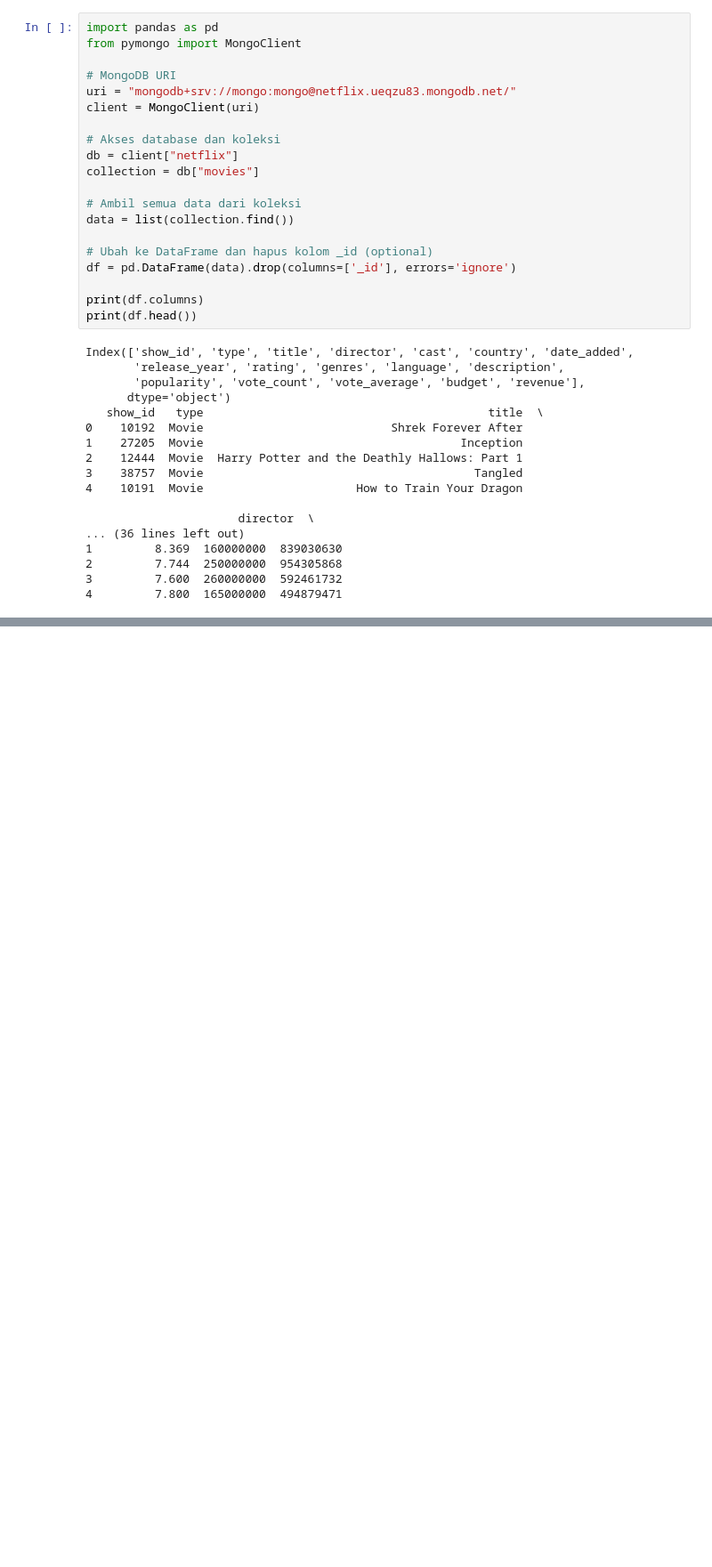
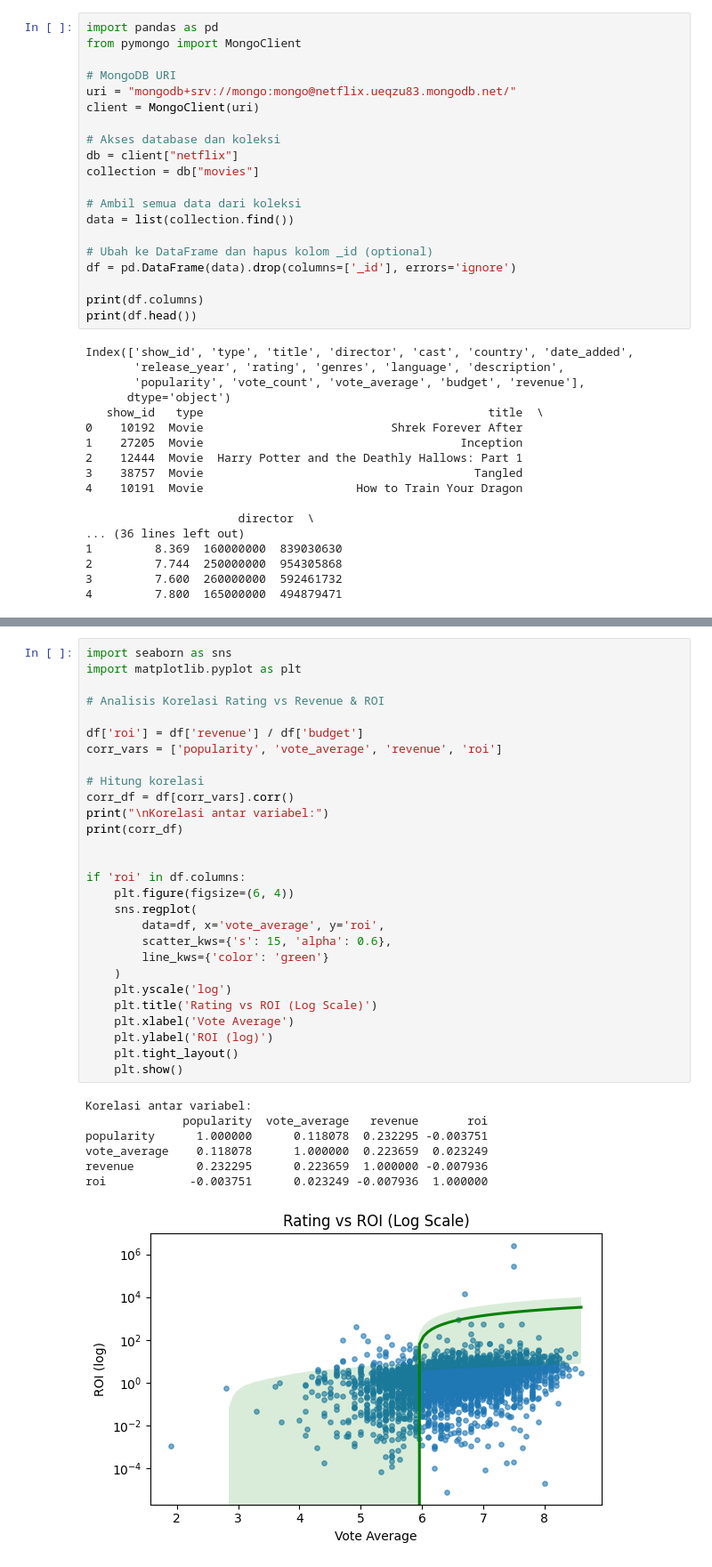
Before and after one commit to ezrabrilliant/pdds, a Jupyter notebook: netflix_analysis.ipynb, the cells around one changed output, grey strips where cells are left out. Shown at 89% size. Drawn from its saved outputs; the diff is of its cells as text; blank space fills up the shorter version.

```diff
--- a/netflix_analysis.ipynb
+++ b/netflix_analysis.ipynb
@@ -280,0 +184,36 @@ print(top_genre_per_year)
+# %%
+import seaborn as sns
+import matplotlib.pyplot as plt
+
+# Analisis Korelasi Rating vs Revenue & ROI
+
+df['roi'] = df['revenue'] / df['budget']
+corr_vars = ['popularity', 'vote_average', 'revenue', 'roi']
+
+# Hitung korelasi
+corr_df = df[corr_vars].corr()
+print("\nKorelasi antar variabel:")
+print(corr_df)
+
+
+if 'roi' in df.columns:
+    plt.figure(figsize=(6, 4))
+    sns.regplot(
+        data=df, x='vote_average', y='roi',
+        scatter_kws={'s': 15, 'alpha': 0.6},
+        line_kws={'color': 'green'}
+    )
+    plt.yscale('log')
+    plt.title('Rating vs ROI (Log Scale)')
+    plt.xlabel('Vote Average')
+    plt.ylabel('ROI (log)')
+    plt.tight_layout()
+    plt.show()
+# %% [output]
+Korelasi antar variabel:
+              popularity  vote_average   revenue       roi
+popularity      1.000000      0.118078  0.232295 -0.003751
+vote_average    0.118078      1.000000  0.223659  0.023249
+revenue         0.232295      0.223659  1.000000 -0.007936
+roi            -0.003751      0.023249 -0.007936  1.000000
+[figure, added]
```
Also changed, not shown: parts of 7 cells of this notebook.
